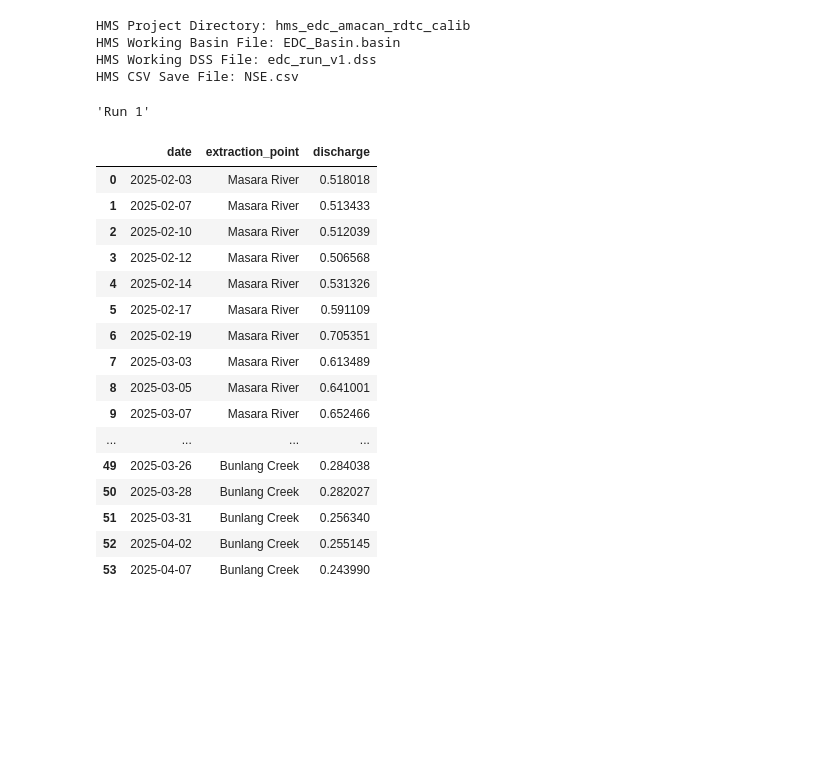
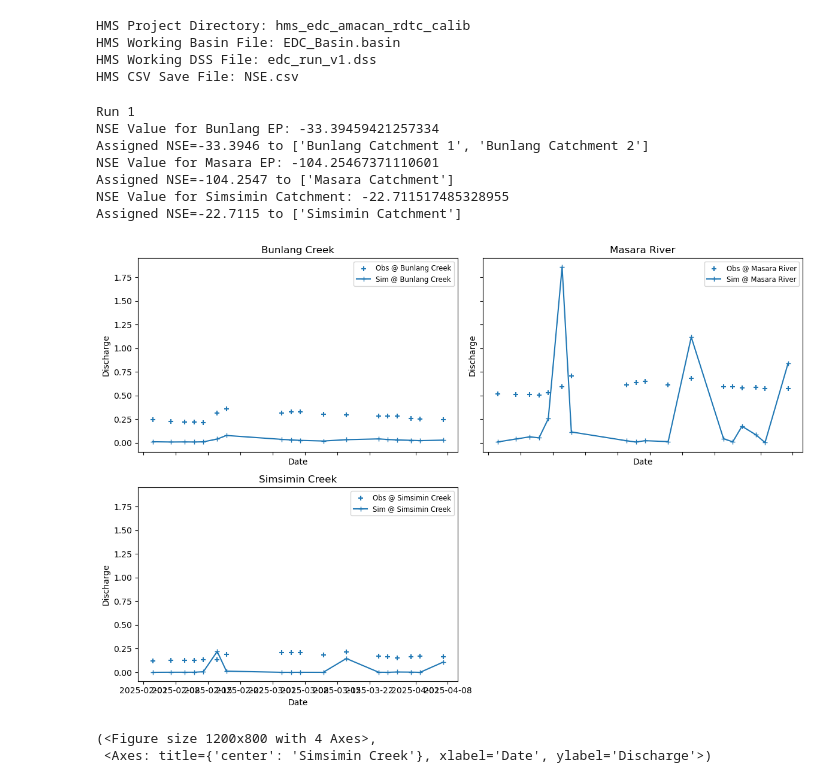
Before and after one commit to rdtcamingawan/pyqgis_amh, a Jupyter notebook: NP24.155 EDC Amacan/log_n_compute_nse.ipynb, the cells around one changed output. Cells and saved outputs as stored; diff of their text form; code cells hidden in the pictures; blank space fills up the shorter version.

Commit message:
updated computation of nse. logs run in a csv plot flows for quick checking

```diff
--- a/NP24.155 EDC Amacan/log_n_compute_nse.ipynb
+++ b/NP24.155 EDC Amacan/log_n_compute_nse.ipynb
@@ -132,29 +252,23 @@ def save_with_sequential_run_id(df, master_csv=csv_save_path):
 # %%
+# Read Observed Streamflow
+df_obs = pd.read_excel(xl_path)
+
 # Read Basin file then store the variables in a DataFrame
 df = parse_subbasin_reach(hms_basin_path)
-save_with_sequential_run_id(df=df)
+run_id = save_with_sequential_run_id(df)
+df = pd.read_csv(csv_save_path)
+print(run_id)
+compute_nse_per_run(df=df, run_id=run_id)
+
+plot_current_run(df=df)
 # %% [output]
-'Run 1'
+Run 1
+NSE Value for Bunlang EP: -33.39459421257334
+Assigned NSE=-33.3946 to ['Bunlang Catchment 1', 'Bunlang Catchment 2']
+NSE Value for Masara EP: -104.25467371110601
+Assigned NSE=-104.2547 to ['Masara Catchment']
+NSE Value for Simsimin Catchment: -22.711517485328955
+Assigned NSE=-22.7115 to ['Simsimin Catchment']
+[figure, added]
+(<Figure size 1200x800 with 4 Axes>,
+ <Axes: title={'center': 'Simsimin Creek'}, xlabel='Date', ylabel='Discharge'>)
-# %%
-xl_path = r"D:\AMH Philippines, Inc\EDC Projects - 20 NP24.XXX Amacan Water Balance HH\06 WORK FILES\05 HEC HMS\hms_edc_amacan_rdtc_calib\NSE_computation\observed_data.xlsx"
-
-df_obs = pd.read_excel(xl_path)
-df_obs
-# %% [output]
-|  | date | extraction_point | discharge |
-| 0 | 2025-02-03 | Masara River | 0.518018 |
-| 1 | 2025-02-07 | Masara River | 0.513433 |
-| 2 | 2025-02-10 | Masara River | 0.512039 |
-| 3 | 2025-02-12 | Masara River | 0.506568 |
-| 4 | 2025-02-14 | Masara River | 0.531326 |
-| 5 | 2025-02-17 | Masara River | 0.591109 |
-| 6 | 2025-02-19 | Masara River | 0.705351 |
-| 7 | 2025-03-03 | Masara River | 0.613489 |
-| 8 | 2025-03-05 | Masara River | 0.641001 |
-| 9 | 2025-03-07 | Masara River | 0.652466 |
-| ... | ... | ... | ... |
-| 49 | 2025-03-26 | Bunlang Creek | 0.284038 |
-| 50 | 2025-03-28 | Bunlang Creek | 0.282027 |
-| 51 | 2025-03-31 | Bunlang Creek | 0.256340 |
-| 52 | 2025-04-02 | Bunlang Creek | 0.255145 |
-| 53 | 2025-04-07 | Bunlang Creek | 0.243990 |
```
Also changed, not shown: parts of 4 cells of this notebook.
